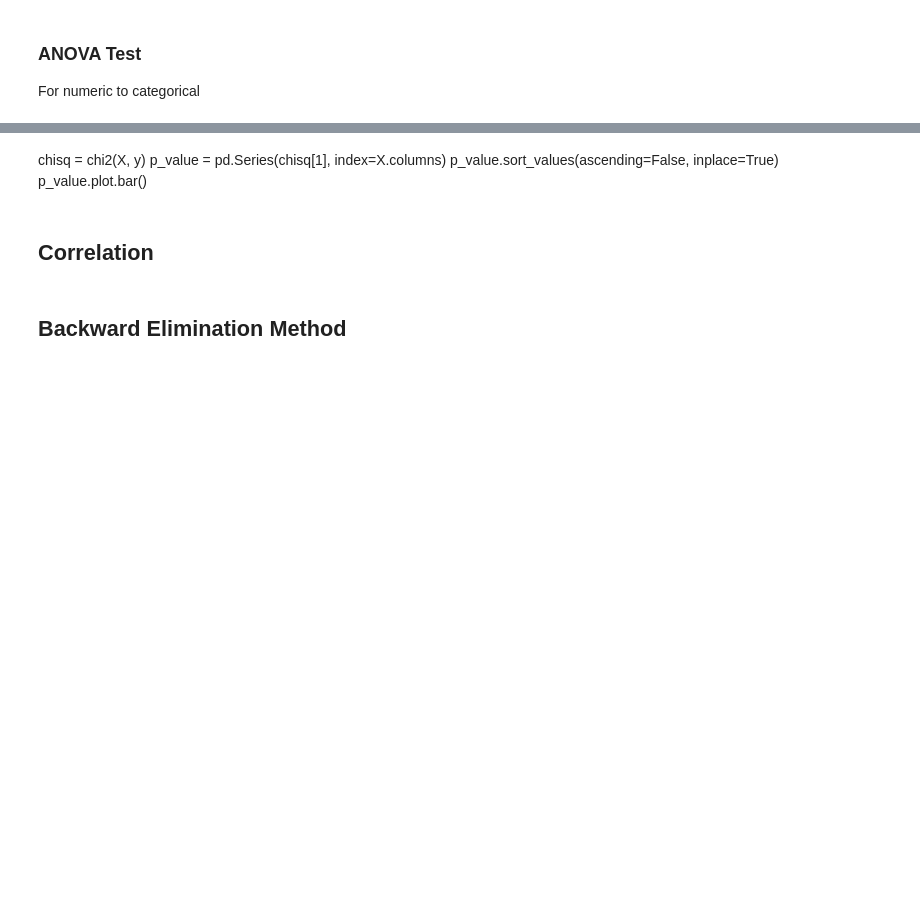
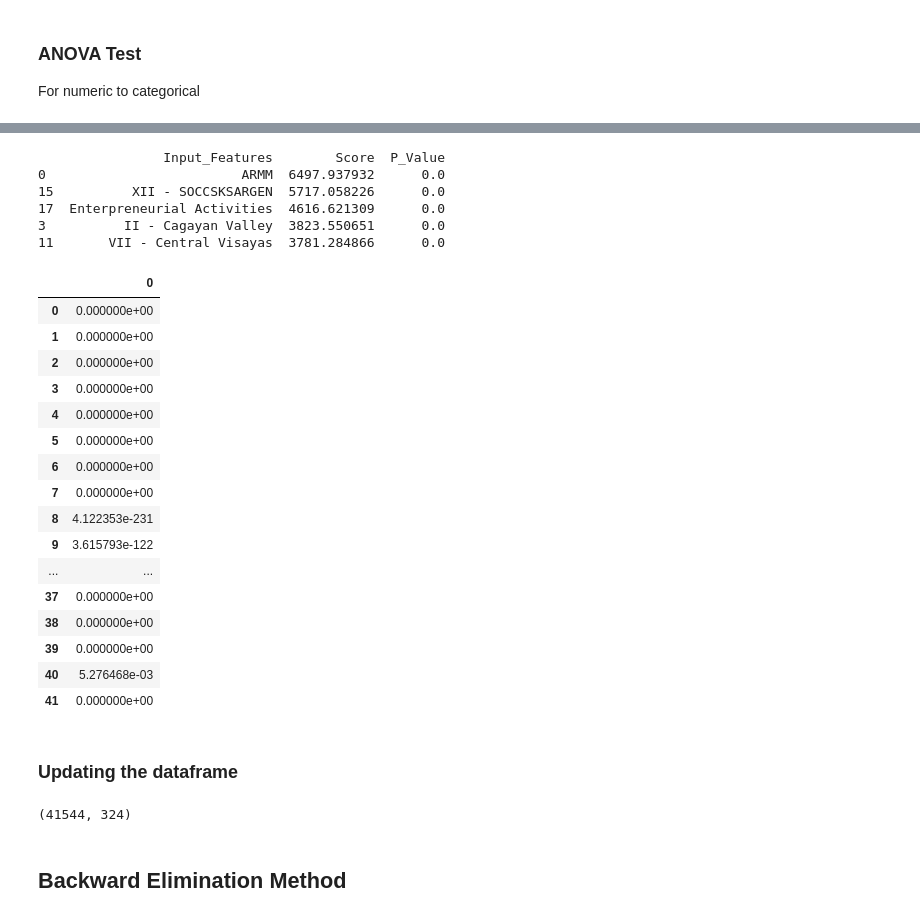
Before and after one commit to hannahrfong/CSC713M, a Jupyter notebook: Investigatory_Project.ipynb, the cells around one changed output, grey strips where cells are left out. Saved outputs shown, nothing was run; the diff lists cells and outputs as text; code cells hidden in the pictures; blank space fills up the shorter version.

Commit message:
Updated feature selection - preprocessing, anova, backward elimination

```diff
--- a/Investigatory_Project.ipynb
+++ b/Investigatory_Project.ipynb
@@ -954,0 +936,5 @@ F Values:
+# %%
+X_train_numerical = X_train[numerical_columns]
+# %%
+from sklearn.feature_selection import f_classif, SelectKBest
+fs = SelectKBest(score_func=f_classif)
@@ -954,0 +944,2 @@ F Values:
+# %%
+fs.fit(X_train_numerical, y_train['Income Class'].ravel())
@@ -970,7 +998,0 @@ print(feature_score.nlargest(5, columns='Score'))
-# %% [markdown]
-chisq = chi2(X, y)
-p_value = pd.Series(chisq[1], index=X.columns)
-p_value.sort_values(ascending=False, inplace=True)
-p_value.plot.bar()
-# %% [markdown]
-## Correlation
@@ -994,3 +999,47 @@ df_filtered.shape
+# %%
+features_score = pd.DataFrame(fs.scores_)
+features_pvalue = pd.DataFrame(fs.pvalues_)
+features = pd.DataFrame(X.columns)
+feature_score = pd.concat([features, features_score, features_pvalue], axis=1)
+
+feature_score.columns = ['Input_Features', 'Score', 'P_Value']
+print(feature_score.nlargest(5, columns='Score'))
+# %% [output]
+                Input_Features        Score  P_Value
+0                         ARMM  6497.937932      0.0
+15          XII - SOCCSKSARGEN  5717.058226      0.0
+17  Enterpreneurial Activities  4616.621309      0.0
+3          II - Cagayan Valley  3823.550651      0.0
+11       VII - Central Visayas  3781.284866      0.0
+# %%
+features_pvalue
+# %% [output]
+|  | 0 |
+| 0 | 0.000000e+00 |
+| 1 | 0.000000e+00 |
+| 2 | 0.000000e+00 |
+| 3 | 0.000000e+00 |
+| 4 | 0.000000e+00 |
+| 5 | 0.000000e+00 |
+| 6 | 0.000000e+00 |
+| 7 | 0.000000e+00 |
+| 8 | 4.122353e-231 |
+| 9 | 3.615793e-122 |
+| ... | ... |
+| 37 | 0.000000e+00 |
+| 38 | 0.000000e+00 |
+| 39 | 0.000000e+00 |
+| 40 | 5.276468e-03 |
+| 41 | 0.000000e+00 |
+# %% [markdown]
+### Updating the dataframe
+# %%
+significant_columns = np.append(significant_categorical_columns, numerical_columns)
+significant_columns = np.append(significant_columns, 'Income Class')
+filtered_encoded_fie_df = encoded_fie_df[significant_columns]
+filtered_encoded_fie_df.shape
+# %% [output]
+(41544, 324)
 # %% [markdown]
 ## Backward Elimination Method
 # %%
```
Also changed, not shown: parts of 37 cells of this notebook.
